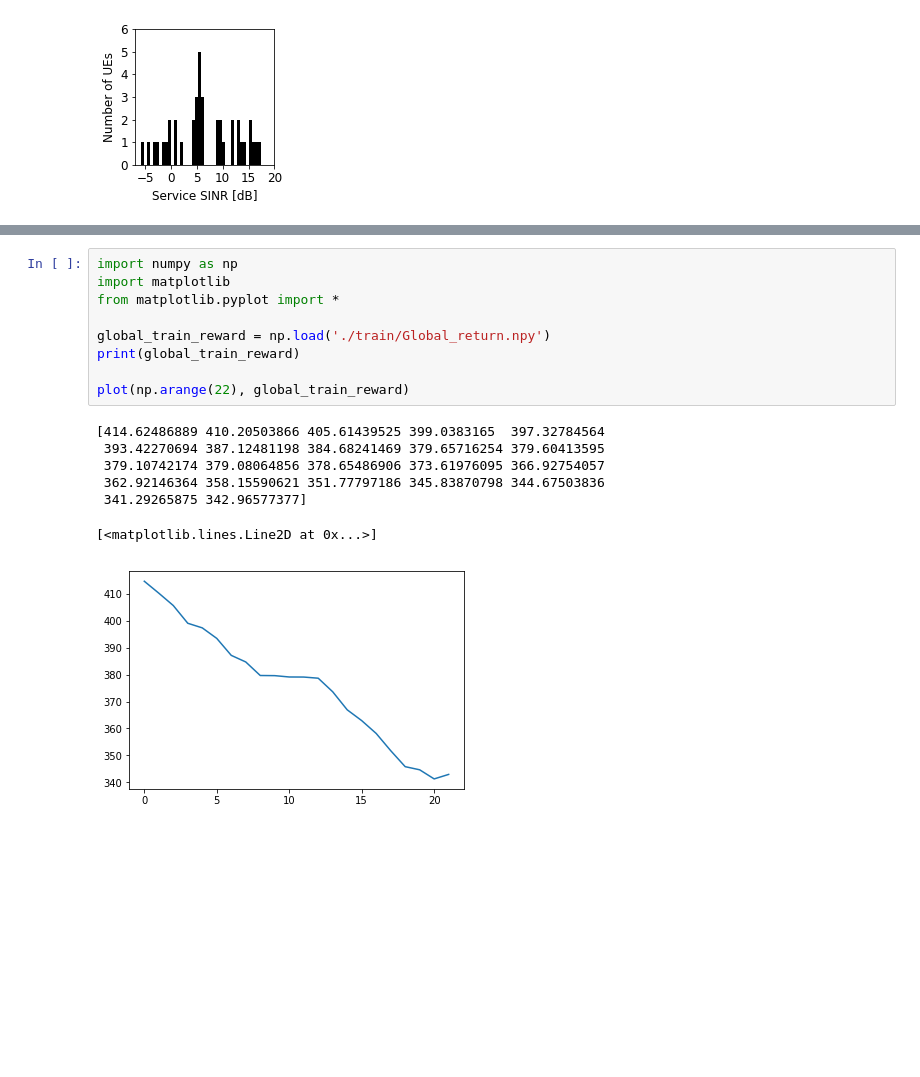
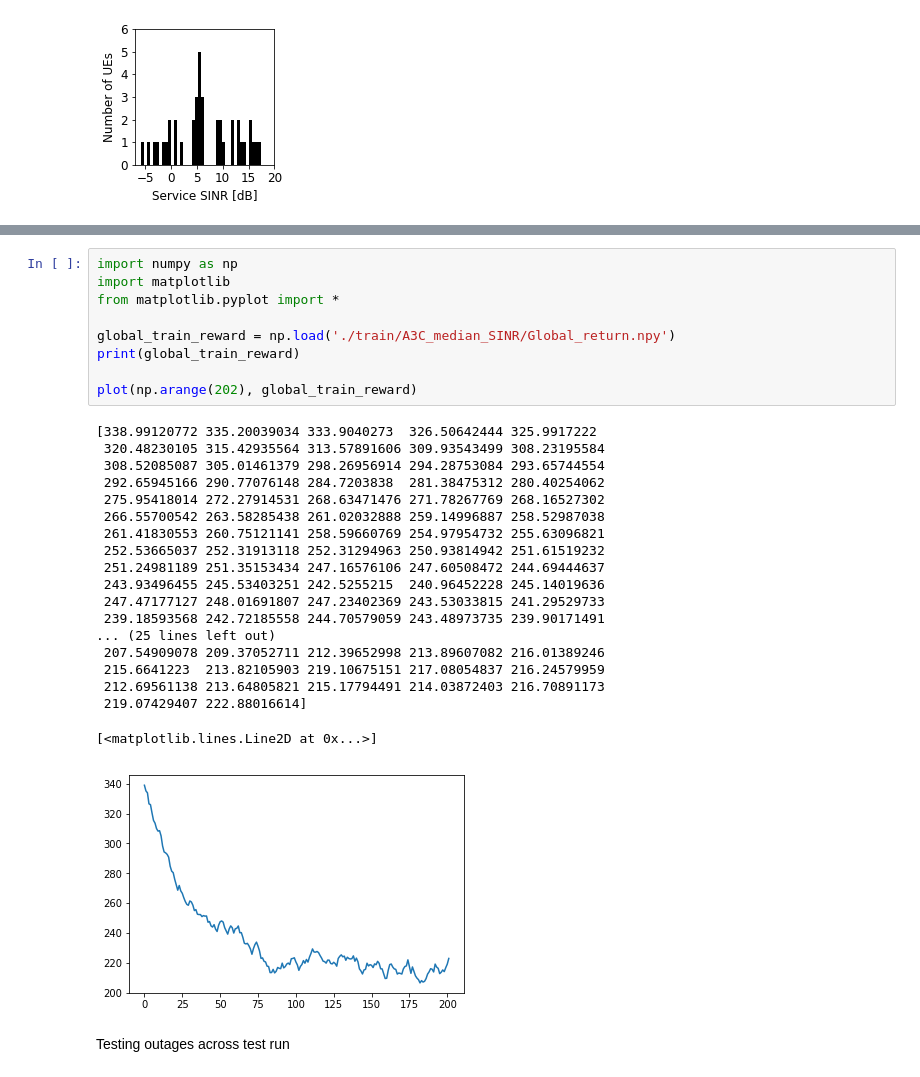
Before and after one commit to SamKnightGit/DRL_UAV_CellularNet, a Jupyter notebook: coverage_plot.ipynb, the cells around one changed output, grey strips where cells are left out. Drawn from its saved outputs; the diff is of its cells as text; blank space fills up the shorter version.

```diff
--- a/coverage_plot.ipynb
+++ b/coverage_plot.ipynb
@@ -335,17 +328,31 @@ plot(time, reward)
 # %%
 import numpy as np
 import matplotlib
 from matplotlib.pyplot import *
 
-global_train_reward = np.load('./train/Global_return.npy')
+global_train_reward = np.load('./train/A3C_median_SINR/Global_return.npy')
 print(global_train_reward)
 
-plot(np.arange(22), global_train_reward)
+plot(np.arange(202), global_train_reward)
 # %% [output]
-[414.62486889 410.20503866 405.61439525 399.0383165  397.32784564
- 393.42270694 387.12481198 384.68241469 379.65716254 379.60413595
- 379.10742174 379.08064856 378.65486906 373.61976095 366.92754057
- 362.92146364 358.15590621 351.77797186 345.83870798 344.67503836
- 341.29265875 342.96577377]
+[338.99120772 335.20039034 333.9040273  326.50642444 325.9917222
+ 320.48230105 315.42935564 313.57891606 309.93543499 308.23195584
+ 308.52085087 305.01461379 298.26956914 294.28753084 293.65744554
+ 292.65945166 290.77076148 284.7203838  281.38475312 280.40254062
+ 275.95418014 272.27914531 268.63471476 271.78267769 268.16527302
+ 266.55700542 263.58285438 261.02032888 259.14996887 258.52987038
+ 261.41830553 260.75121141 258.59660769 254.97954732 255.63096821
+ 252.53665037 252.31913118 252.31294963 250.93814942 251.61519232
+ 251.24981189 251.35153434 247.16576106 247.60508472 244.69444637
+ 243.93496455 245.53403251 242.5255215  240.96452228 245.14019636
+ 247.47177127 248.01691807 247.23402369 243.53033815 241.29529733
+ 239.18593568 242.72185558 244.70579059 243.48973735 239.90171491
+... (25 lines left out)
+ 207.54909078 209.37052711 212.39652998 213.89607082 216.01389246
+ 215.6641223  213.82105903 219.10675151 217.08054837 216.24579959
+ 212.69561138 213.64805821 215.17794491 214.03872403 216.70891173
+ 219.07429407 222.88016614]
 [<matplotlib.lines.Line2D at 0x...>]
-[figure, old version]
+[figure, new version]
+# %% [markdown]
+Testing outages across test run
```
Also changed, not shown: parts of 4 cells of this notebook, 5 other files.
